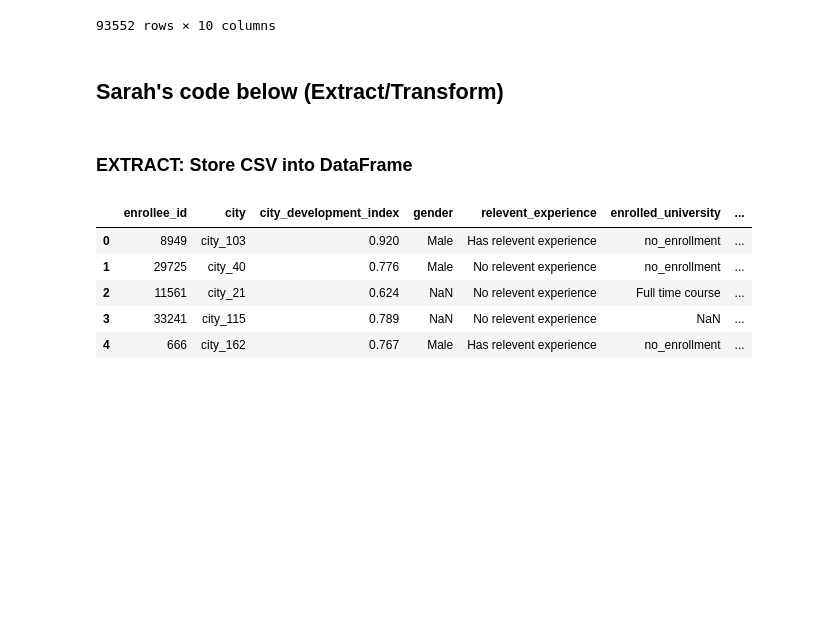
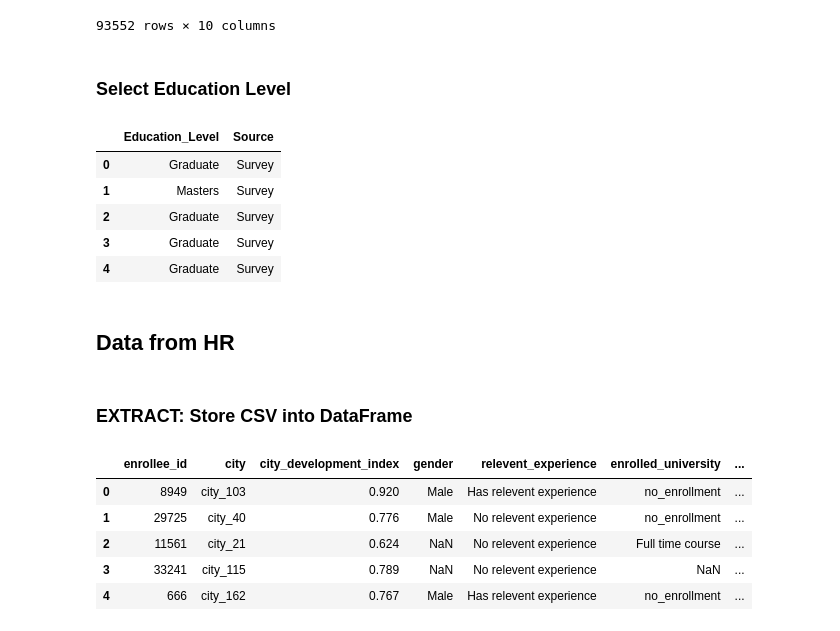
Before and after one commit to jwhite1987/Data-Scientists-and-HR-Analytics, a Jupyter notebook: etl_project.ipynb, the cells around one changed output. Cells and saved outputs as stored; diff of their text form; code cells hidden in the pictures; blank space fills up the shorter version.

```diff
--- a/etl_project.ipynb
+++ b/etl_project.ipynb
@@ -158,8 +158,21 @@ new_data_scientist_salary_df
 | 93550 | 74193.6 | Netherlands | Redis; MySQL; PostgreSQL | Web developer; Machine learning s... | Graduate | Employed full-time | 7 | ... |
 | 93551 | 58000 | United States | MongoDB; SQL Server; MySQL | Web developer; Developer with a s... | Graduate | Employed full-time | 3 | ... |
 93552 rows × 10 columns
-# %% [markdown]
-## Sarah's code below (Extract/Transform)
+# %% [markdown]
+### Select Education Level
+# %%
+new_data_scientist_salary_df['Source'] = pd.Series(["Survey" for x in range(len(new_data_scientist_salary_df))])
+education_level_from_survey_df = new_data_scientist_salary_df[['Education_Level', 'Source']]
+education_level_from_survey_df.head()
+# %% [output]
+|  | Education_Level | Source |
+| 0 | Graduate | Survey |
+| 1 | Masters | Survey |
+| 2 | Graduate | Survey |
+| 3 | Graduate | Survey |
+| 4 | Graduate | Survey |
+# %% [markdown]
+## Data from HR
 # %% [markdown]
 ### EXTRACT: Store CSV into DataFrame
 # %%
```
Also changed, not shown: parts of 12 cells of this notebook, 5 other files.
